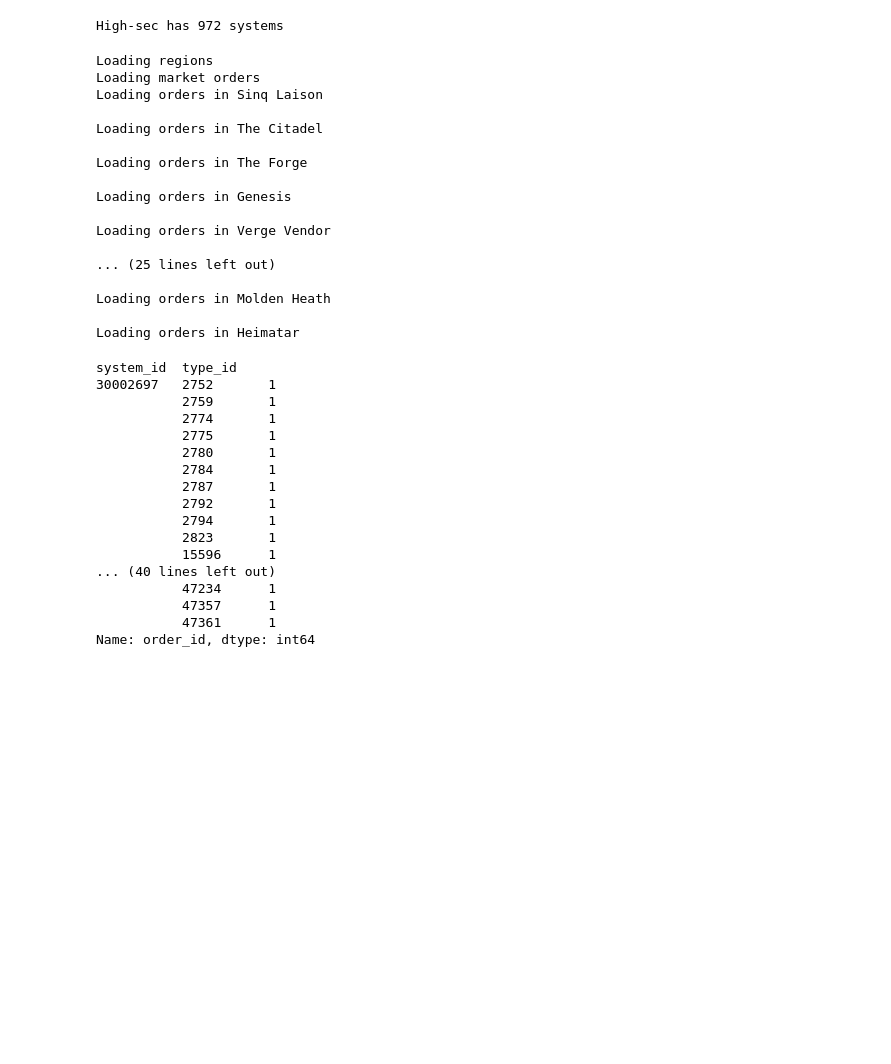
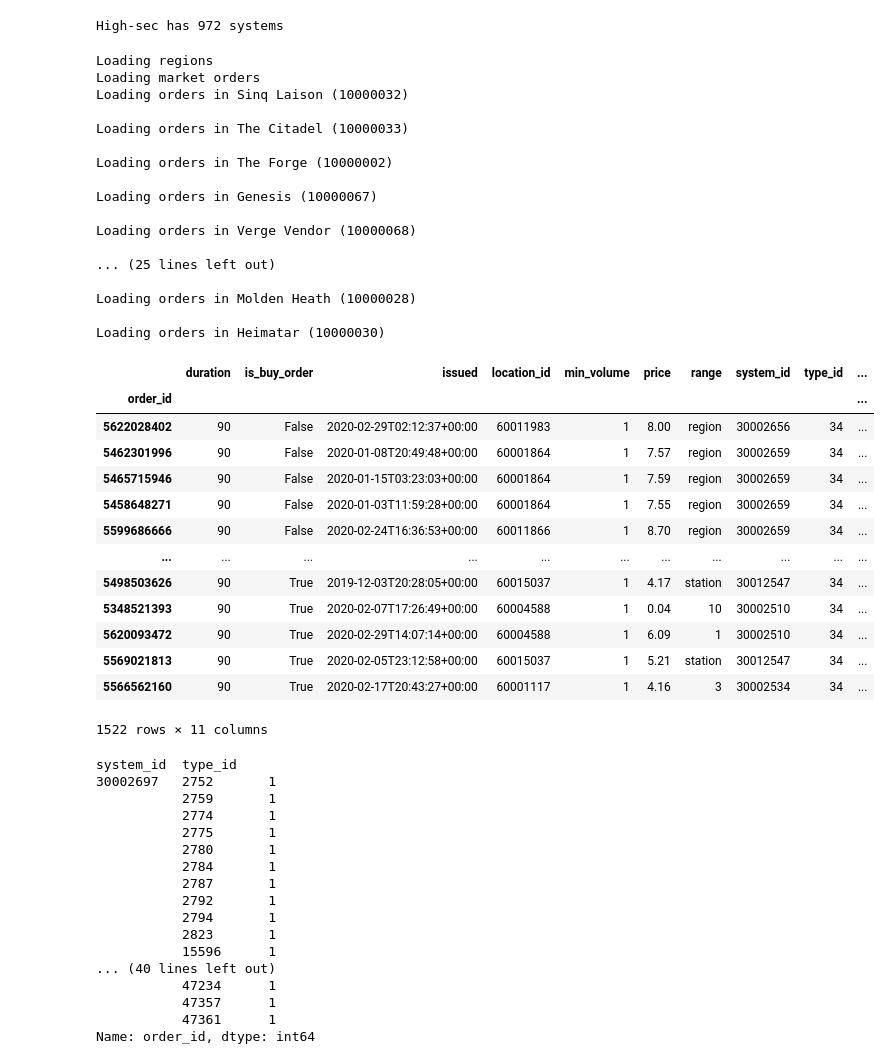
Before and after one commit to alexrobomind/tf_playground, a Jupyter notebook: eveplan/Market.ipynb, the cells around one changed output. Cells and saved outputs as stored; diff of their text form; code cells hidden in the pictures; blank space fills up the shorter version.

```diff
--- a/eveplan/Market.ipynb
+++ b/eveplan/Market.ipynb
@@ -115,19 +116,29 @@ region_ids = list(set(
 print('Loading market orders')
 
 def requests_in_region(region_id):
-    region = esi_client.request(
+    region = try_request(
         app.op['get_universe_regions_region_id'](region_id = region_id)
-    ).data
+    )
 
-    print('Loading orders in {}'.format(region.name))
-    n_pages = esi_client.request(
-        app.op['get_markets_region_id_orders'](region_id = region_id)
-    ).header['X-pages'][0]
+    print('Loading orders in {} ({})'.format(region.name, region_id))
+
+    response = None
+    while True:
+        response = esi_client.request(
+            app.op['get_markets_region_id_orders'](region_id = region_id)
+        )
+
+        if response.status == 200:
+            break
+
+        time.sleep(0.1)
+
+    n_pages = response.header.get('X-pages', [1])[0]
 
     p = mp.pool.ThreadPool(1)
 
     requests = [
-        app.op['get_markets_region_id_orders'](region_id = region_id, page = page)
+        app.op['get_markets_region_id_orders'](region_id = region_id, page = page, order_type = 'all')
         for page in range(1, n_pages + 1)
     ]
 
@@ -137,12 +148,15 @@ orders = {
     region_id : {
         type_id : list(orders)
         for (type_id, orders) in itertools.groupby(
-            (
-                result
-                for request in tqdm(requests_in_region(region_id), desc = 'Pages')
-                for result in try_request(request)
-            )
-            , lambda x : x.type_id
+            sorted(
+                (
+                    result
+                    for request in tqdm(requests_in_region(region_id), desc = 'Pages')
+                    for result in try_request(request)
+                ),
+                key = lambda x : x.type_id
+            ),
+            key = lambda x : x.type_id
         )
     }
     for region_id in tqdm(region_ids, desc = 'Regions')
@@ -150,21 +164,21 @@ orders = {
 # %% [output]
 Loading regions
 Loading market orders
-Loading orders in Sinq Laison
+Loading orders in Sinq Laison (10000032)
 
-Loading orders in The Citadel
+Loading orders in The Citadel (10000033)
 
-Loading orders in The Forge
+Loading orders in The Forge (10000002)
 
-Loading orders in Genesis
+Loading orders in Genesis (10000067)
 
-Loading orders in Verge Vendor
+Loading orders in Verge Vendor (10000068)
 
 ... (25 lines left out)
 
-Loading orders in Molden Heath
+Loading orders in Molden Heath (10000028)
 
-Loading orders in Heimatar
+Loading orders in Heimatar (10000030)
 # %%
 flat_orders = [
     {
@@ -178,6 +192,23 @@ flat_orders = [
 
 df = pd.DataFrame(flat_orders)
 df = df.set_index('order_id')
+# %%
+df[df.type_id == 34]
+# %% [output]
+|  | duration | is_buy_order | issued | location_id | min_volume | price | range | system_id | type_id | ... |
+| order_id |  |  |  |  |  |  |  |  |  | ... |
+| 5622028402 | 90 | False | 2020-02-29T02:12:37+00:00 | 60011983 | 1 | 8.00 | region | 30002656 | 34 | ... |
+| 5462301996 | 90 | False | 2020-01-08T20:49:48+00:00 | 60001864 | 1 | 7.57 | region | 30002659 | 34 | ... |
+| 5465715946 | 90 | False | 2020-01-15T03:23:03+00:00 | 60001864 | 1 | 7.59 | region | 30002659 | 34 | ... |
+| 5458648271 | 90 | False | 2020-01-03T11:59:28+00:00 | 60001864 | 1 | 7.55 | region | 30002659 | 34 | ... |
+| 5599686666 | 90 | False | 2020-02-24T16:36:53+00:00 | 60011866 | 1 | 8.70 | region | 30002659 | 34 | ... |
+| ... | ... | ... | ... | ... | ... | ... | ... | ... | ... | ... |
+| 5498503626 | 90 | True | 2019-12-03T20:28:05+00:00 | 60015037 | 1 | 4.17 | station | 30012547 | 34 | ... |
+| 5348521393 | 90 | True | 2020-02-07T17:26:49+00:00 | 60004588 | 1 | 0.04 | 10 | 30002510 | 34 | ... |
+| 5620093472 | 90 | True | 2020-02-29T14:07:14+00:00 | 60004588 | 1 | 6.09 | 1 | 30002510 | 34 | ... |
+| 5569021813 | 90 | True | 2020-02-05T23:12:58+00:00 | 60015037 | 1 | 5.21 | station | 30012547 | 34 | ... |
+| 5566562160 | 90 | True | 2020-02-17T20:43:27+00:00 | 60001117 | 1 | 4.16 | 3 | 30002534 | 34 | ... |
+1522 rows × 11 columns
 # %%
 df[df.system_id == 30002697].reset_index().set_index(['system_id', 'type_id']).groupby(['system_id', 'type_id']).count().iloc[:,0]
 # %% [output]
```
Also changed, not shown: parts of 1 cell of this notebook, 8 other files.
